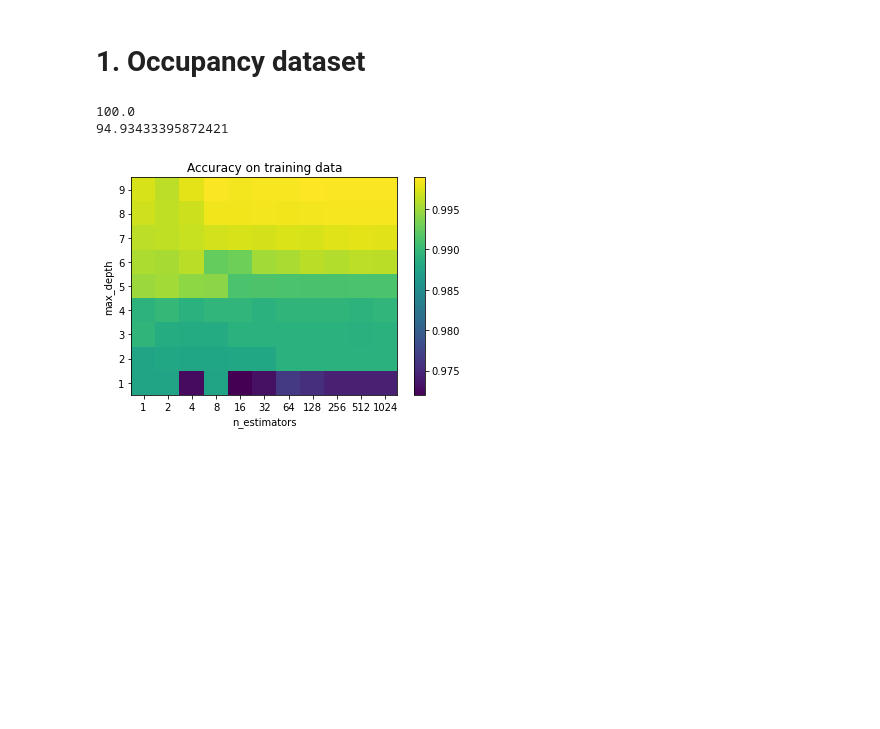
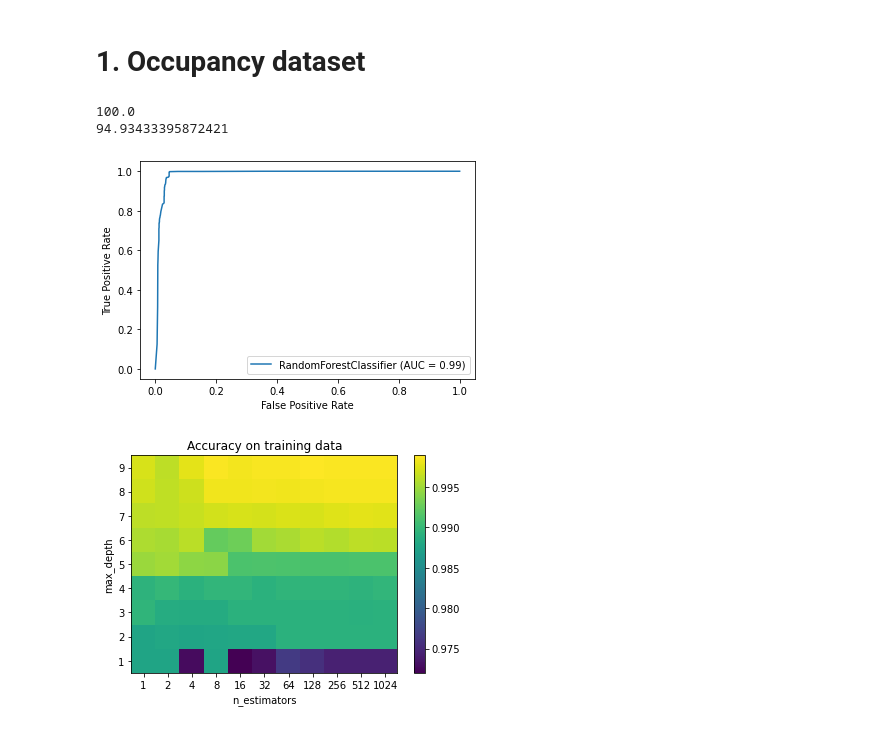
Before and after one commit to mdherdi/MachineLearning_ModelComparison, a Jupyter notebook: analysis/konstantin/project.ipynb, the cells around one changed output. Cells and saved outputs as stored; diff of their text form; code cells hidden in the pictures; blank space fills up the shorter version.

Commit message:
Plotting ROC curve

```diff
--- a/analysis/konstantin/project.ipynb
+++ b/analysis/konstantin/project.ipynb
@@ -13,11 +13,12 @@ import pandas as pd
 import glob
 # %%
 # Random Forest simple training and evaluation code
-def randomForestSimple (X_train, y_train, X_test):
+def randomForestSimple (X_train, y_train, X_test, y_test):
     rfc=sklearn.ensemble.RandomForestClassifier(random_state=0)
     rfc.fit(X_train, y_train)
     z_train=rfc.predict(X_train)
     z_test=rfc.predict(X_test)
+    sklearn.metrics.plot_roc_curve(rfc, X_test, y_test)
     return sklearn.metrics.accuracy_score(y_train, z_train)*100, sklearn.metrics.accuracy_score(y_test, z_test)*100
 # %%
 # Random Forest training and evaluation code
@@ -89,12 +90,13 @@ X_test=T[:, 0:5]
 y_test=T[:, 5].astype(np.int32)
 # %%
 # Simple training and evaluation code
-acc_train, acc_test = randomForestSimple (X_train, y_train, X_test)
+acc_train, acc_test = randomForestSimple (X_train, y_train, X_test, y_test)
 print (acc_train)
 print (acc_test)
 # %% [output]
 100.0
 94.93433395872421
+[figure, added]
 # %%
 # Training and evaluation code
 a_train, a_test=randomForestsTrainEval (X_train, y_train, X_test)
```
Also changed, not shown: parts of 8 cells of this notebook.
